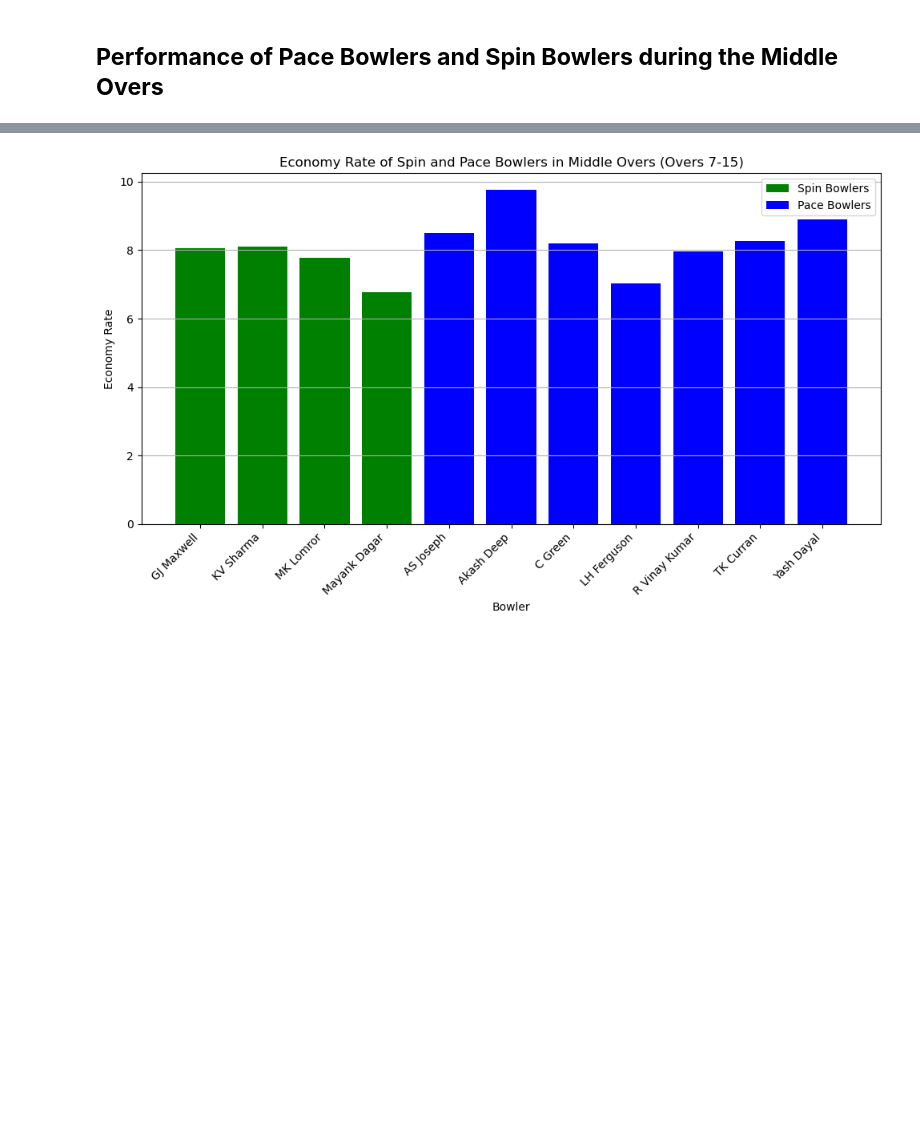
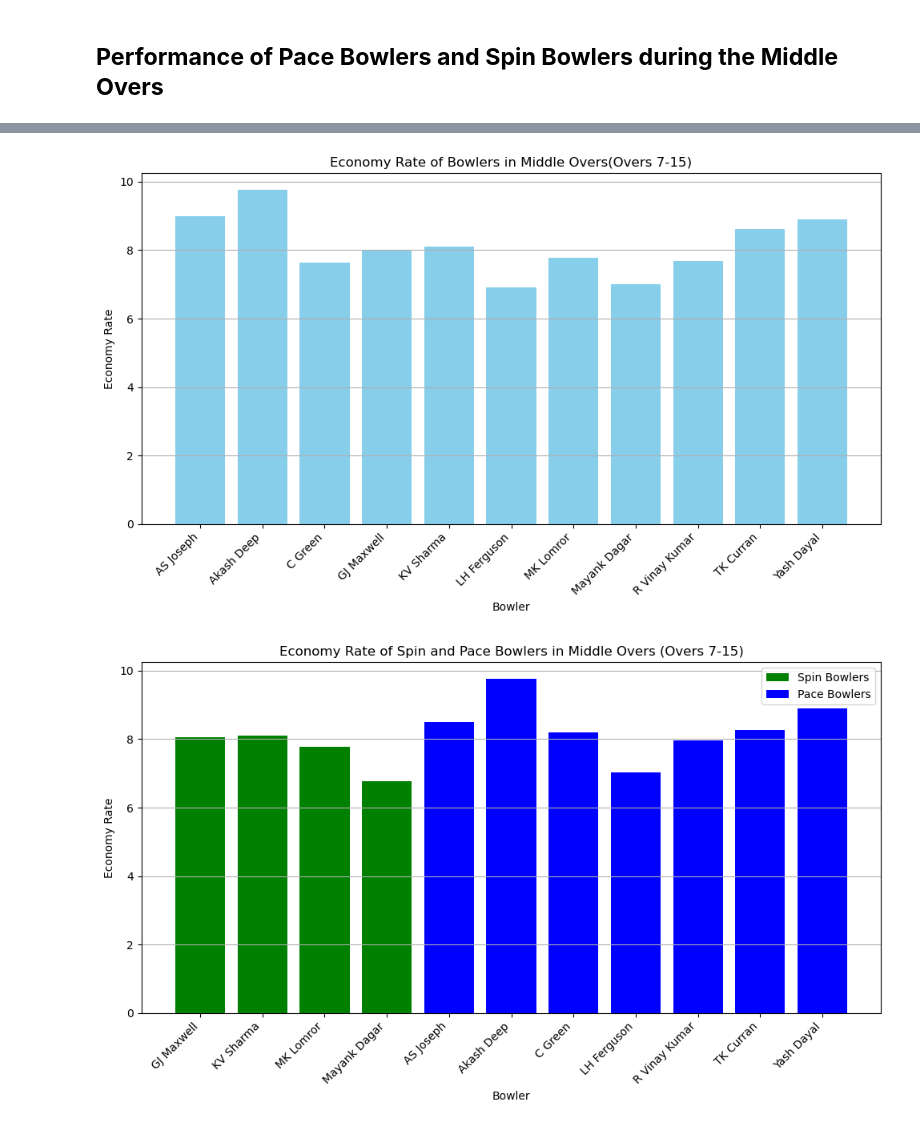
Before and after one commit to deb423/rcb_2024_bowling_analysis, a Jupyter notebook: rcb_bowling_analysis.ipynb, the cells around one changed output, grey strips where cells are left out. Drawn from its saved outputs; the diff is of its cells as text; code cells hidden in the pictures; blank space fills up the shorter version.

```diff
--- a/rcb_bowling_analysis.ipynb
+++ b/rcb_bowling_analysis.ipynb
@@ -462,3 +461,25 @@ plt.show()
 [figure]
 # %% [markdown]
 ## **Performance of Pace Bowlers and Spin Bowlers during the Middle Overs**
+# %%
+# Defining the list of bowlers to analyze
+bowlers_to_analyze = [
+    "R Vinay Kumar", "Mohammad Siraj", "KV Sharma", "Akash Deep", "GJ Maxwell",
+    "MK Lomror", "Mayank Dagar", "RJW Topley", "C Green", "AS Joseph",
+    "Yash Dayal", "TK Curran", "LH Ferguson"
+]
+
+# Filter the dataset for the specified bowlers and deliveries in the Power Play (overs 7-15)
+powerplay_deliveries = df_copy[(df_copy['bowler'].isin(bowlers_to_analyze)) & (df_copy['over'].isin(range(7,15)))]
+
+# Calculate the total runs conceded and balls bowled during the Power Play for each bowler
+powerplay_metrics = powerplay_deliveries.groupby('bowler').agg(
+    Total_Runs_Conceded=pd.NamedAgg(column='batsman_runs', aggfunc='sum'),
+    Balls_Bowled=pd.NamedAgg(column='over_ball', aggfunc='count')
+)
+
+# Calculate the economy rate during the Power Play
+powerplay_metrics['Economy_Rate'] = (powerplay_metrics['Total_Runs_Conceded'] / powerplay_metrics['Balls_Bowled']) * 6
+
+# Display the economy rate of the players in the Power Play
+powerplay_metrics[['Economy_Rate']]
@@ -465,3 +500,17 @@ plt.show()
+# %%
+# Plotting the economy rate of players in the Middle Overs
+plt.figure(figsize=(10, 6))
+plt.bar(powerplay_metrics.index, powerplay_metrics['Economy_Rate'], color='skyblue')
+plt.title('Economy Rate of Bowlers in Middle Overs(Overs 7-15)')
+plt.xlabel('Bowler')
+plt.ylabel('Economy Rate')
+plt.xticks(rotation=45, ha='right')
+plt.grid(axis='y')
+
+plt.tight_layout()
+plt.show()
+# %% [output]
+[figure, added]
 # %%
 # Filter the dataset for Middle Overs (overs 7-15) deliveries
 middle_overs_deliveries = df_copy[(df_copy['bowler'].isin(bowlers_to_analyze)) & (df_copy['over'].isin(range(7, 16)))]
```
Also changed, not shown: parts of 8 cells of this notebook.
